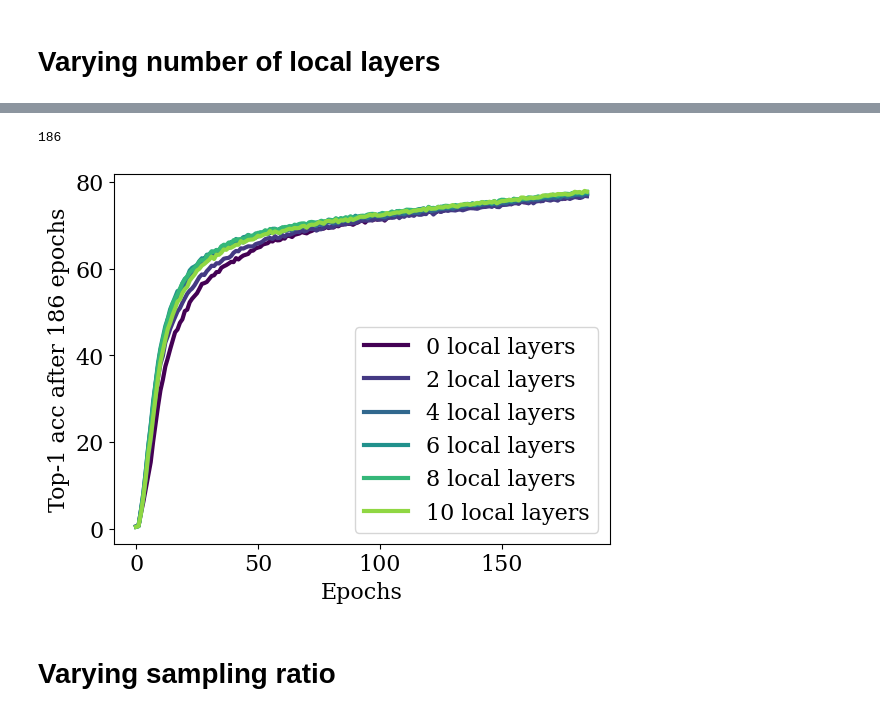
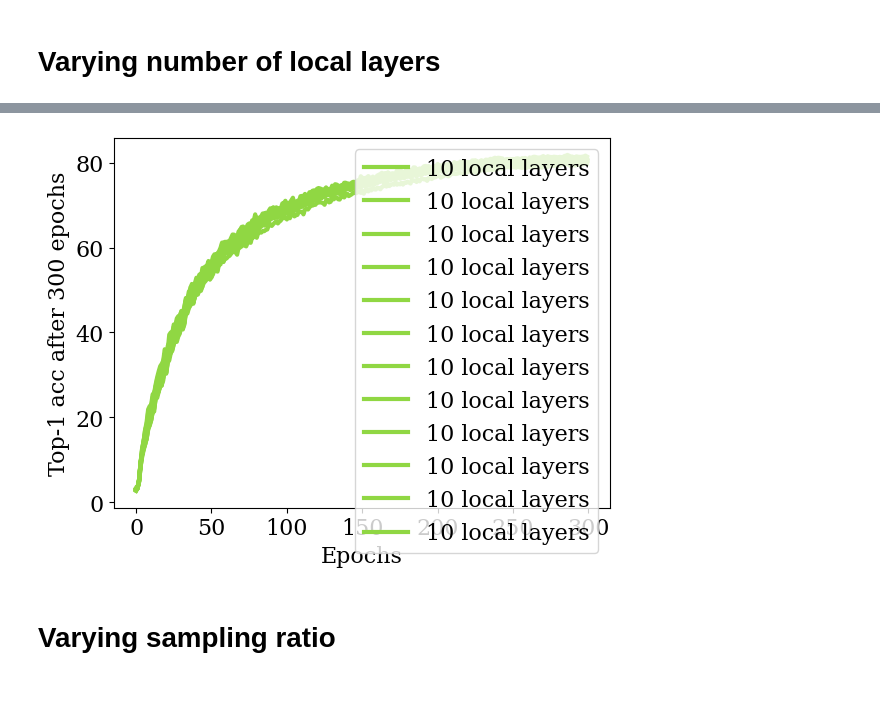
Before and after one commit to sdascoli/deit, a Jupyter notebook: deit.ipynb, the cells around one changed output, grey strips where cells are left out. Cells and saved outputs as stored; diff of their text form; code cells hidden in the pictures.

```diff
--- a/deit.ipynb
+++ b/deit.ipynb
@@ -70,6 +70,8 @@ def group_runs(runs, finished_only=True):
 # 1610892401 varying number of local layers
 # 1610894815 subsampling
 # 1610922944 class token
+# 1611084047 width and distance
+
 
 runs = []
 logs = []
@@ -77,9 +79,9 @@ indices = [-1]
 
 for ind in indices:
 
-    base = '/checkpoint/leventsagun/deit/'
+    base = '/checkpoint/sdascoli/deit/'
     paths = sorted(glob.glob(base+'*'), key=os.path.getmtime)
-    paths=[p for p in paths if not p.endswith('pyT')]
+    paths=[p for p in paths if os.path.isdir(p)]
     print(paths)
     last = paths[ind]
     path = last
@@ -88,7 +90,7 @@ for ind in indices:
     print(path)
 
     dirnames = glob.glob(path+'*')
-    dirnames = list(filter(lambda x : not x.endswith('init'), dirnames))
+    dirnames = [p for p in dirnames if os.path.isdir(p)]
     print('{} runs found'.format(len(dirnames)))
     fails = 0
     for dirname in dirnames:
@@ -112,4 +114,5 @@ for run in runs:
         params[k].append(v)
 for k in params:
     params[k] = sorted(list(set(params[k])))
+print(runs[0]['args'])
 # %% [output]
@@ -126,12 +127,14 @@ dict_keys(['train_lr', 'train_loss', 'test_loss', 'test_acc1', 'test_acc5', 'att
 # %%
-topk=1
+topk=5
+
+plt.figure()
 times = range(20,latest-1,(latest-20)//5-1)
 x, y = [], defaultdict(list)
 for run in runs:
     x.append(run['args'].local_up_to_layer)
     for t in times:
         y[t].append(run['logs'][t]['test_acc{}'.format(topk)])
-plt.annotate('Baseline',(min(x)+.1,min(y)+.1), color='red')
+#plt.annotate('Baseline',(min(x)+.1,min(y)+.1), color='red')
 
 for t in times:
     plt.plot(x,y[t], marker='o', label='{} epochs'.format(t))
@@ -144,23 +145,20 @@ plt.show()
 # %%
-latest = min([len(run['logs']) for run in runs])-1
-print(latest)
 topk=1
 
 plt.figure()
-
 for run in runs:
     n_local = run['args'].local_up_to_layer
+    latest = len(run['logs'])
     plt.plot(range(latest), [run['logs'][k]['test_acc%d'%topk] for k in range(latest)], color=cmap(n_local/12), label='{} local layers'.format(n_local))
     #plt.plot(range(latest), [run['test'][k]['loss'] for k in range(latest)], color=cmap(n_local/12), label='{} local layers'.format(n_local))
     #plt.plot(range(latest), [run['train'][k]['loss'] for k in range(latest)], ls='--', color=cmap(n_local/12))
 
 plt.legend()
 plt.xlabel('Epochs')
 plt.ylabel('Top-{} acc after {} epochs'.format(topk,latest))
 plt.show()
 # %% [output]
-186
-[figure, old version]
+[figure, new version]
 # %% [markdown]
 # Varying sampling ratio
 # %%
```
Also changed, not shown: parts of 15 cells of this notebook, 5 other files.
